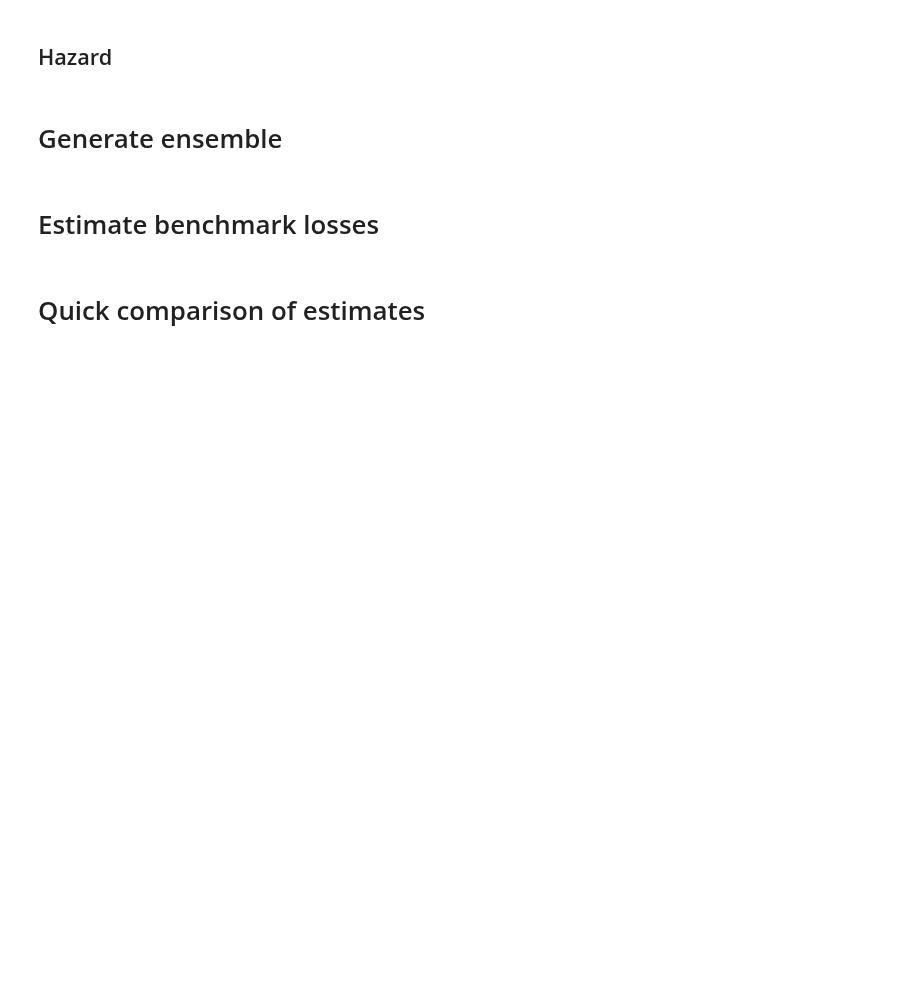
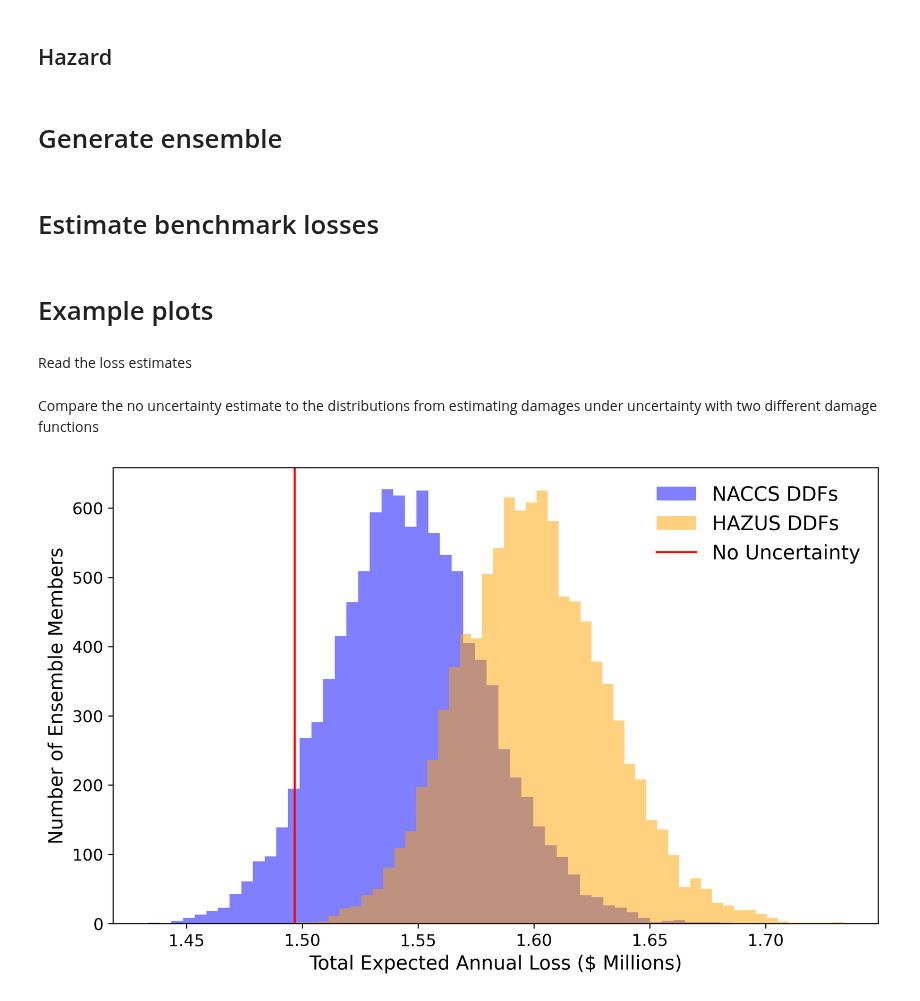
Before and after one commit to abpoll/unsafe, a Jupyter notebook: examples/philadelphia_frd/notebooks/full_data_example.ipynb, the cells around one changed output. Saved outputs shown, nothing was run; the diff lists cells and outputs as text; code cells hidden in the pictures; blank space fills up the shorter version.

Commit message:
fleshing out the examples some more

```diff
--- a/examples/philadelphia_frd/notebooks/full_data_example.ipynb
+++ b/examples/philadelphia_frd/notebooks/full_data_example.ipynb
@@ -335,12 +335,26 @@ hazus_def_out_filep = join(FO, 'benchmark_loss.pqt')
 prepare_saving(hazus_def_out_filep)
 nounc_df.to_parquet(hazus_def_out_filep)
 # %% [markdown]
-# Quick comparison of estimates
+# Example plots
+# %% [markdown]
+Read the loss estimates
+# %%
+nounc_df = pd.read_parquet(join(FO, 'benchmark_loss.pqt'))
+ens_df_f = pd.read_parquet(join(FO, 'ensemble.pqt'))
+# %% [markdown]
+Compare the no uncertainty estimate to the distributions from estimating damages under uncertainty with two different damage functions
 # %%
 import matplotlib.pyplot as plt
-fig, ax = plt.subplots()
-temp = ens_df_f.groupby(['sow_ind'])[['naccs_eal', 'hazus_eal']].sum()
-temp['naccs_eal'].hist(bins=50, color='blue', alpha=.5, label='NACCS')
-temp['hazus_eal'].hist(bins=50, color='orange', alpha=.5, label='HAZUS')
-ax.axvline(nounc_df['eal'].sum(), color='red', label='No Uncertainty')
-ax.legend()
+fig, ax = plt.subplots(figsize=(10, 6), dpi=300)
+temp = ens_df_f.groupby(['sow_ind'])[['naccs_eal', 'hazus_eal']].sum()/1e6
+temp['naccs_eal'].hist(bins=50, color='blue', alpha=.5, label='NACCS DDFs')
+temp['hazus_eal'].hist(bins=50, color='orange', alpha=.5, label='HAZUS DDFs')
+ax.axvline(nounc_df['eal'].sum()/1e6, color='red', label='No Uncertainty')
+ax.legend(fontsize='x-large',
+          frameon=False)
+ax.grid(False)
+ax.set_xlabel('Total Expected Annual Loss ($ Millions)', size=14)
+ax.set_ylabel('Number of Ensemble Members', size=14)
+ax.tick_params(labelsize=12)
+# %% [output]
+[figure, added]
```
Also changed, not shown: parts of 9 cells of this notebook, 3 other files.
